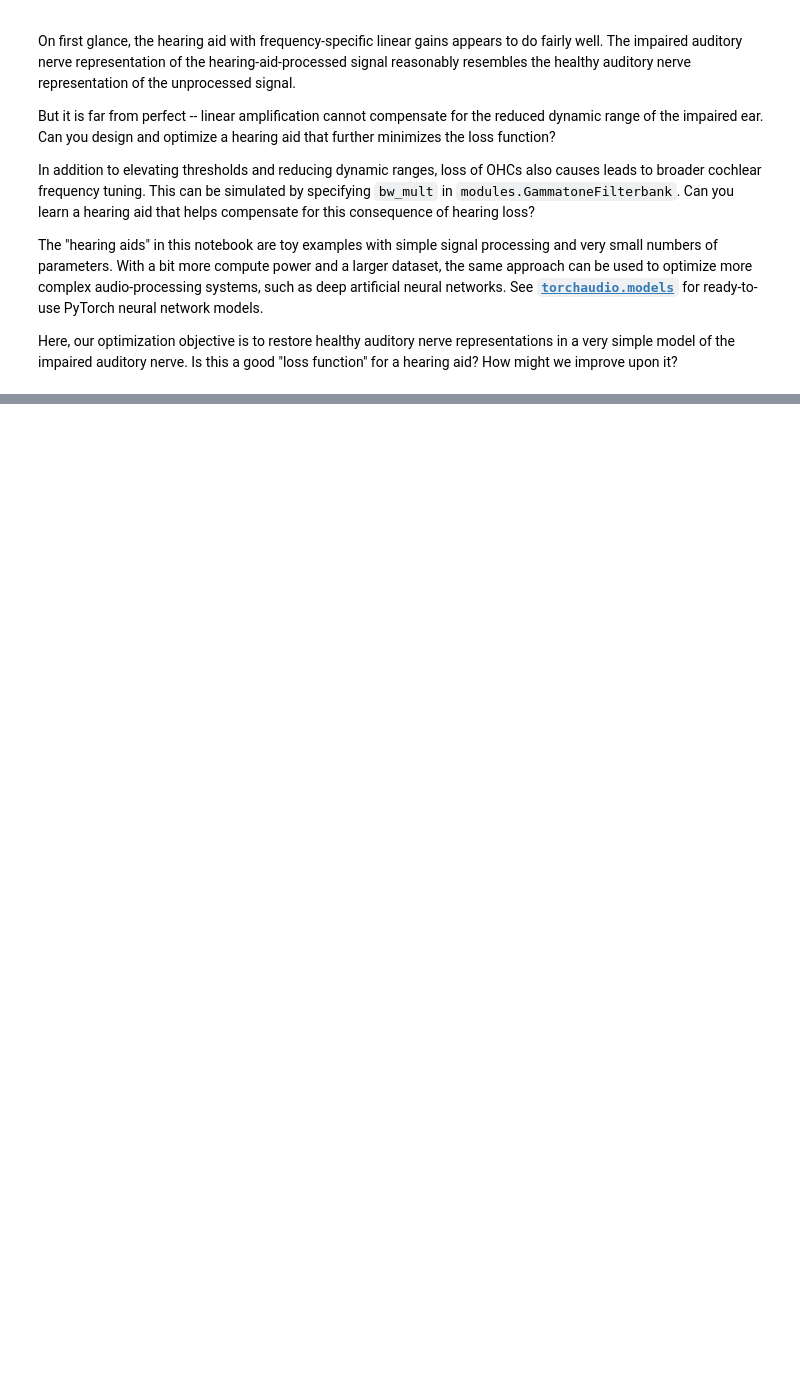
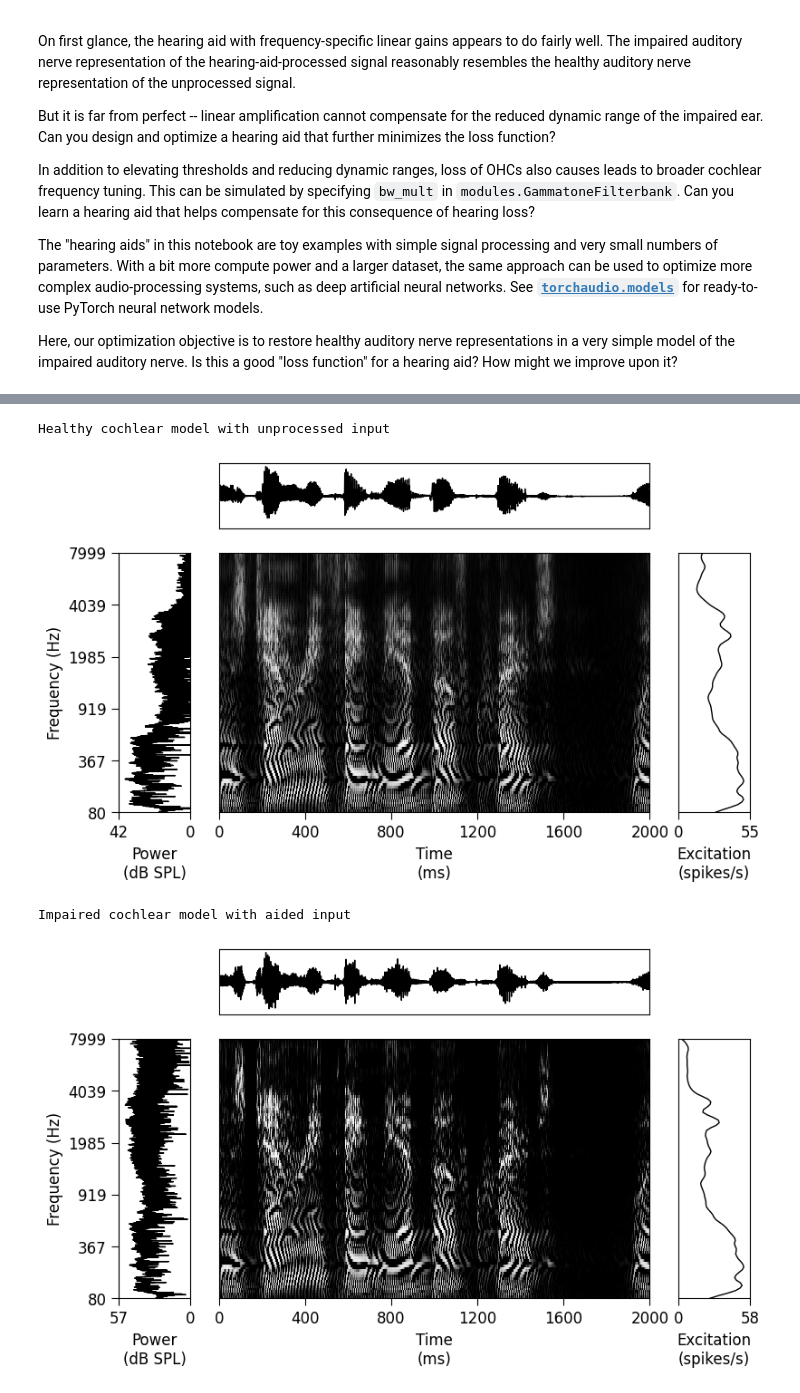
Before and after one commit to msaddler/auditory_model_tutorial, a Jupyter notebook: DEVELOPMENT.ipynb, the cells around one changed output, grey strips where cells are left out. Saved outputs shown, nothing was run; the diff lists cells and outputs as text; code cells hidden in the pictures; blank space fills up the shorter version.

```diff
--- a/DEVELOPMENT.ipynb
+++ b/DEVELOPMENT.ipynb
@@ -1002,0 +1190,34 @@ Here, our optimization objective is to restore healthy auditory nerve representa
+# %%
+x, _ = sf.read("data/000.wav")
+
+x = torch.as_tensor(x[None, ...], device=device, dtype=torch.float32)
+x_aided = hearing_aid(x)
+x_nervegram_healthy = cochlear_model_healthy(x)[0].detach().cpu().numpy()
+x_nervegram_impaired = cochlear_model_impaired(x)[0].detach().cpu().numpy()
+x_nervegram_impaired_aided = cochlear_model_impaired(x_aided)[0].detach().cpu().numpy()
+x = x[0].detach().cpu().numpy()
+x_aided = x_aided[0].detach().cpu().numpy()
+
+print("Healthy cochlear model with unprocessed input")
+fig, ax_arr = utils.make_nervegram_plot(
+    waveform=x,
+    nervegram=x_nervegram_healthy,
+    sr_waveform=cochlear_model_healthy.sr_input,
+    sr_nervegram=cochlear_model_healthy.sr_output,
+    cfs=cochlear_model_healthy.cfs,
+)
+plt.show()
+print("Impaired cochlear model with aided input")
+fig, ax_arr = utils.make_nervegram_plot(
+    waveform=x_aided,
+    nervegram=x_nervegram_impaired_aided,
+    sr_waveform=cochlear_model_impaired.sr_input,
+    sr_nervegram=cochlear_model_impaired.sr_output,
+    cfs=cochlear_model_impaired.cfs,
+)
+plt.show()
+# %% [output]
+Healthy cochlear model with unprocessed input
+[figure, added]
+Impaired cochlear model with aided input
+[figure, added]
```
Also changed, not shown: parts of 8 cells of this notebook, 1 other file.
